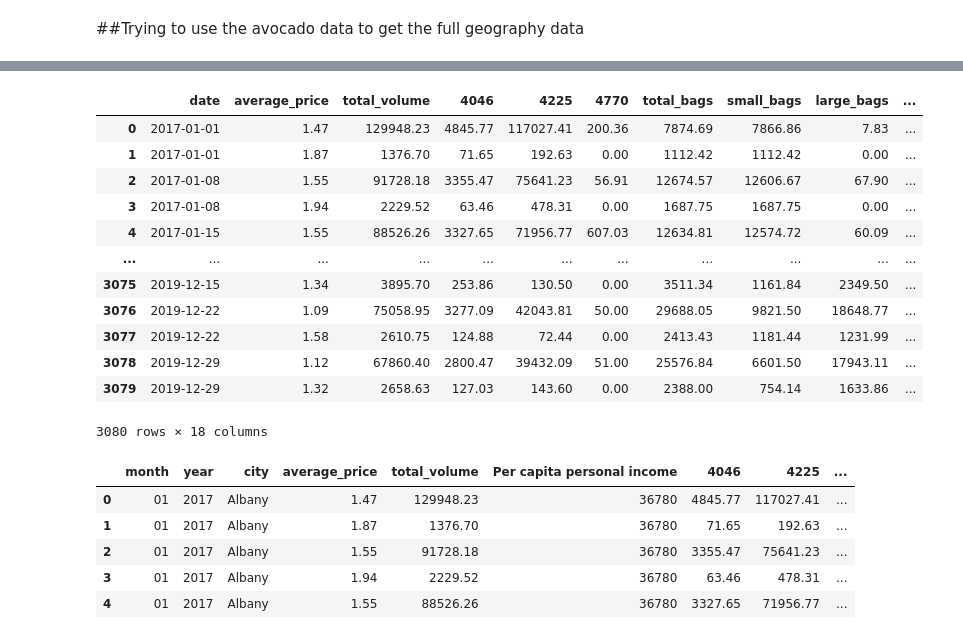
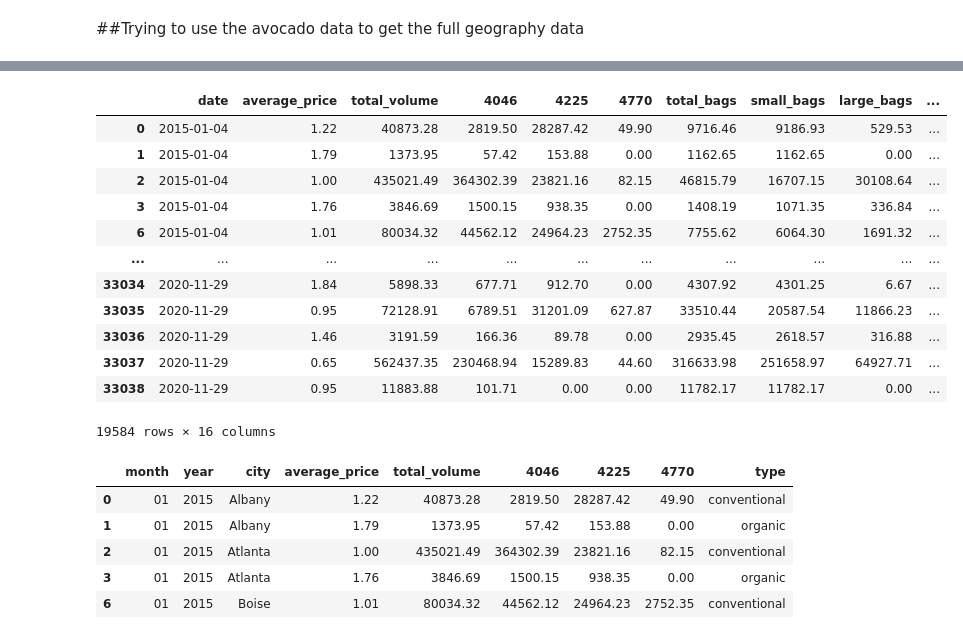
Before and after one commit to efennie/project_one, a Jupyter notebook: Question_1.ipynb, the cells around one changed output, grey strips where cells are left out. Drawn from its saved outputs; the diff is of its cells as text; code cells hidden in the pictures.

```diff
--- a/Question_1.ipynb
+++ b/Question_1.ipynb
@@ -31,5 +31,4 @@ avocado_df
 ##Trying to use the avocado data to get the full geography data
 # %%
 avocado_cities=avocado_df[avocado_df.geography != 'Total U.S.']
-#avocado_cities = avocado_df.drop(index= 'geography', labels=['Total U.S.', 'Baltimore/Washington', 'Buffalo/Rochester', 'California', 'Cincinnati/Dayton', 'Dallas/Ft. Worth', 'Harrisburg/Scranton', 'Hartford/Springfield', 'Miami/Ft. Lauderdale', 'Midsouth', 'New Orleans/Mobile', 'Northeast', 'Northern New England', 'Phoenix/Tucson','Raleigh/Greensboro', 'Richmond/Norfolk', 'Southeast', 'West', 'West Tex/New Mexico', 'Great Lakes', 'South Central'])
-avocado_cities.head()
+bad_geos = ['Baltimore/Washington', 'Buffalo/Rochester', 'California', 'Cincinnati/Dayton', 'Dallas/Ft. Worth', 'Harrisburg/Scranton', 'Hartford/Springfield', 'Miami/Ft. Lauderdale', 'Midsouth', 'New Orleans/Mobile', 'Northeast', 'Northern New England', 'Phoenix/Tucson','Raleigh/Greensboro', 'Richmond/Norfolk', 'Southeast', 'West', 'West Tex/New Mexico', 'Great Lakes', 'South Central', 'Plains']
@@ -83,0 +35,3 @@ merged_df
+# %%
+new_avocado = avocado_cities[~avocado_cities['geography'].isin(bad_geos)]
+new_avocado
@@ -84,33 +52,33 @@ merged_df
 # %%
 #Changing Date to ONLY reflect the month
-split_cols = merged_df['date'].str.split('-',expand=True)
-split_cols.columns = [f'Split-{i}' for i in range(3)]
-new_merge = merged_df.join(split_cols)
-new_merge
+split_col = new_avocado['date'].str.split('-',expand=True)
+split_col.columns = [f'Split-{i}' for i in range(3)]
+newer_avocado = new_avocado.join(split_col)
+newer_avocado
 # %% [output]
 |  | date | average_price | total_volume | 4046 | 4225 | 4770 | total_bags | small_bags | large_bags | ... |
-| 0 | 2017-01-01 | 1.47 | 129948.23 | 4845.77 | 117027.41 | 200.36 | 7874.69 | 7866.86 | 7.83 | ... |
-| 1 | 2017-01-01 | 1.87 | 1376.70 | 71.65 | 192.63 | 0.00 | 1112.42 | 1112.42 | 0.00 | ... |
-| 2 | 2017-01-08 | 1.55 | 91728.18 | 3355.47 | 75641.23 | 56.91 | 12674.57 | 12606.67 | 67.90 | ... |
-| 3 | 2017-01-08 | 1.94 | 2229.52 | 63.46 | 478.31 | 0.00 | 1687.75 | 1687.75 | 0.00 | ... |
-| 4 | 2017-01-15 | 1.55 | 88526.26 | 3327.65 | 71956.77 | 607.03 | 12634.81 | 12574.72 | 60.09 | ... |
+| 0 | 2015-01-04 | 1.22 | 40873.28 | 2819.50 | 28287.42 | 49.90 | 9716.46 | 9186.93 | 529.53 | ... |
+| 1 | 2015-01-04 | 1.79 | 1373.95 | 57.42 | 153.88 | 0.00 | 1162.65 | 1162.65 | 0.00 | ... |
+| 2 | 2015-01-04 | 1.00 | 435021.49 | 364302.39 | 23821.16 | 82.15 | 46815.79 | 16707.15 | 30108.64 | ... |
+| 3 | 2015-01-04 | 1.76 | 3846.69 | 1500.15 | 938.35 | 0.00 | 1408.19 | 1071.35 | 336.84 | ... |
+| 6 | 2015-01-04 | 1.01 | 80034.32 | 44562.12 | 24964.23 | 2752.35 | 7755.62 | 6064.30 | 1691.32 | ... |
 | ... | ... | ... | ... | ... | ... | ... | ... | ... | ... | ... |
-| 3075 | 2019-12-15 | 1.34 | 3895.70 | 253.86 | 130.50 | 0.00 | 3511.34 | 1161.84 | 2349.50 | ... |
-| 3076 | 2019-12-22 | 1.09 | 75058.95 | 3277.09 | 42043.81 | 50.00 | 29688.05 | 9821.50 | 18648.77 | ... |
-| 3077 | 2019-12-22 | 1.58 | 2610.75 | 124.88 | 72.44 | 0.00 | 2413.43 | 1181.44 | 1231.99 | ... |
-| 3078 | 2019-12-29 | 1.12 | 67860.40 | 2800.47 | 39432.09 | 51.00 | 25576.84 | 6601.50 | 17943.11 | ... |
-| 3079 | 2019-12-29 | 1.32 | 2658.63 | 127.03 | 143.60 | 0.00 | 2388.00 | 754.14 | 1633.86 | ... |
+| 33034 | 2020-11-29 | 1.84 | 5898.33 | 677.71 | 912.70 | 0.00 | 4307.92 | 4301.25 | 6.67 | ... |
+| 33035 | 2020-11-29 | 0.95 | 72128.91 | 6789.51 | 31201.09 | 627.87 | 33510.44 | 20587.54 | 11866.23 | ... |
+| 33036 | 2020-11-29 | 1.46 | 3191.59 | 166.36 | 89.78 | 0.00 | 2935.45 | 2618.57 | 316.88 | ... |
+| 33037 | 2020-11-29 | 0.65 | 562437.35 | 230468.94 | 15289.83 | 44.60 | 316633.98 | 251658.97 | 64927.71 | ... |
+| 33038 | 2020-11-29 | 0.95 | 11883.88 | 101.71 | 0.00 | 0.00 | 11782.17 | 11782.17 | 0.00 | ... |
-3080 rows × 18 columns
+19584 rows × 16 columns
 # %%
 #make it pretty
-renamed_merge = new_merge.rename(columns={'Split-1':'month', 'geography':'city'})
-clean_merge = renamed_merge[['month', 'year', 'city', 'average_price', 'total_volume','Per capita personal income', '4046', '4225', '4770', 'type']]
-clean_merge.head()
+final_avocado = newer_avocado.rename(columns={'Split-1':'month', 'geography':'city'})
+clean_avocado = final_avocado[['month', 'year', 'city', 'average_price', 'total_volume', '4046', '4225', '4770', 'type']]
+clean_avocado.head()
 # %% [output]
-|  | month | year | city | average_price | total_volume | Per capita personal income | 4046 | 4225 | ... |
-| 0 | 01 | 2017 | Albany | 1.47 | 129948.23 | 36780 | 4845.77 | 117027.41 | ... |
-| 1 | 01 | 2017 | Albany | 1.87 | 1376.70 | 36780 | 71.65 | 192.63 | ... |
-| 2 | 01 | 2017 | Albany | 1.55 | 91728.18 | 36780 | 3355.47 | 75641.23 | ... |
-| 3 | 01 | 2017 | Albany | 1.94 | 2229.52 | 36780 | 63.46 | 478.31 | ... |
-| 4 | 01 | 2017 | Albany | 1.55 | 88526.26 | 36780 | 3327.65 | 71956.77 | ... |
+|  | month | year | city | average_price | total_volume | 4046 | 4225 | 4770 | type |
+| 0 | 01 | 2015 | Albany | 1.22 | 40873.28 | 2819.50 | 28287.42 | 49.90 | conventional |
+| 1 | 01 | 2015 | Albany | 1.79 | 1373.95 | 57.42 | 153.88 | 0.00 | organic |
+| 2 | 01 | 2015 | Atlanta | 1.00 | 435021.49 | 364302.39 | 23821.16 | 82.15 | conventional |
+| 3 | 01 | 2015 | Atlanta | 1.76 | 3846.69 | 1500.15 | 938.35 | 0.00 | organic |
+| 6 | 01 | 2015 | Boise | 1.01 | 80034.32 | 44562.12 | 24964.23 | 2752.35 | conventional |
 # %%
```
Also changed, not shown: parts of 8 cells of this notebook.
